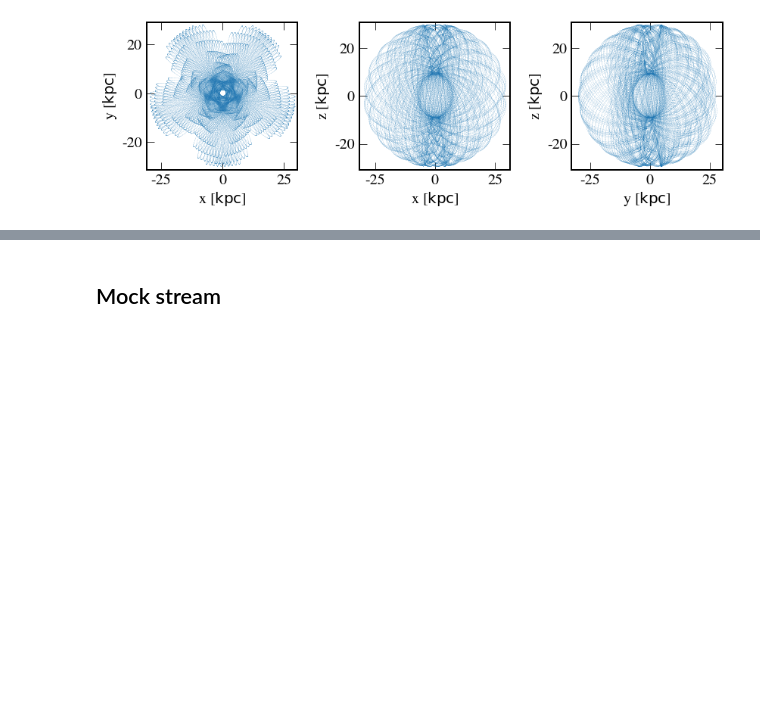
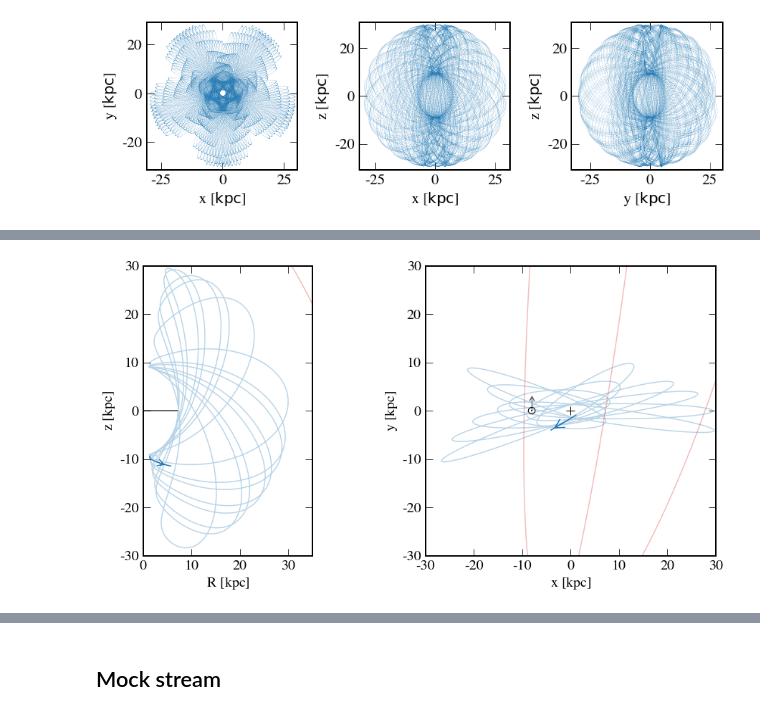
Before and after one commit to abonaca/jhelum, a Jupyter notebook: notebooks/jhelum_orbit.ipynb, the cells around one changed output, grey strips where cells are left out. Drawn from its saved outputs; the diff is of its cells as text; code cells hidden in the pictures; blank space fills up the shorter version.

```diff
--- a/notebooks/jhelum_orbit.ipynb
+++ b/notebooks/jhelum_orbit.ipynb
@@ -418,0 +421,80 @@ plt.savefig('../plots/jhelum_orbit.pdf')
+# %%
+c_lmc = coord.ICRS(ra=78.76*u.deg, dec=-69.19*u.deg, distance=10**(0.2*18.50+1)*u.pc,
+                   radial_velocity=262.2*u.km/u.s,
+                   pm_ra_cosdec=1.91*u.mas/u.yr, pm_dec=0.229*u.mas/u.yr)
+w0_lmc = gd.PhaseSpacePosition(c_lmc.transform_to(gc_frame).cartesian)
+# %%
+lmc_orbit_back = ham.integrate_orbit(w0_lmc, dt=-0.5, t1=0*u.Myr, t2=-5000*u.Myr)
+# %%
+fig, axes = plt.subplots(1, 2, figsize=(14, 7))
+
+axes[0].plot(fit_orbit.cylindrical.rho.value,
+             fit_orbit.cylindrical.z.value, marker='')
+
+colors = ['tab:blue', 'tab:red']
+for e, thing in enumerate([fit_orbit_longer_back,lmc_orbit_back]):
+    axes[0].plot(thing.cylindrical.rho.value,
+                 thing.cylindrical.z.value,
+                 marker='', alpha=0.3, color=colors[e], zorder=-100)
+    axes[1].plot(thing.x.value,
+                 thing.y.value,
+                 marker='', alpha=0.3, color=colors[e], zorder=-100)
+
+axes[0].plot([0,7], [0,0], marker='',
+             zorder=-10, linewidth=2, color='#666666')
+
+axes[1].plot(fit_orbit.x.value,
+             fit_orbit.y.value, marker='')
+
+i1 = fit_orbit.shape[0]//2
+
+x1 = fit_orbit.cylindrical.rho.value[i1]
+x2 = fit_orbit.cylindrical.rho.value[i1+1]
+y1 = fit_orbit.z.value[i1]
+y2 = fit_orbit.z.value[i1+1]
+
+# positive because we integrate backwards!
+axes[0].arrow(x1, y1, (x2-x1), (y2-y1),
+              linewidth=1,
+              fc='tab:blue', ec='tab:blue',
+              head_width=1.4, head_length=1.4, zorder=-10,
+              head_starts_at_zero=False, overhang=0.9)
+
+
+x1 = fit_orbit.x.value[i1]
+x2 = fit_orbit.x.value[i1+1]
+y1 = fit_orbit.y.value[i1]
+y2 = fit_orbit.y.value[i1+1]
+
+# positive because we integrate backwards!
+axes[1].arrow(x1, y1, (x2-x1), (y2-y1),
+              linewidth=1,
+              fc='tab:blue', ec='tab:blue',
+              head_width=2, head_length=2, zorder=-10,
+              head_starts_at_zero=False, overhang=0.9)
+
+axes[1].scatter(0, 0, marker='+', linewidth=1, s=150, c='k')
+axes[1].text(-8.04, 0, r'$\odot$', ha='center', va='center', fontsize=16)
+a = axes[1].arrow(-8, 0, 0., 2., linewidth=1,
+                  fc='#666666', ec='#666666', overhang=0.9,
+                  head_width=1, head_length=1., zorder=-10)
+
+axes[0].set_xlim(0, 35)
+axes[0].xaxis.set_ticks(np.arange(0, 30+1, 10))
+axes[0].set_ylim(-30, 30)
+
+axes[1].set_xlim(-30, 30)
+axes[1].set_ylim(-30, 30)
+
+axes[0].set_xlabel('$R$ [{0:}]'.format(u.kpc))
+axes[0].set_ylabel('$z$ [{0:}]'.format(u.kpc))
+axes[1].set_xlabel('$x$ [{0:}]'.format(u.kpc))
+axes[1].set_ylabel('$y$ [{0:}]'.format(u.kpc))
+
+axes[0].set_aspect('equal')
+axes[1].set_aspect('equal')
+
+fig.tight_layout(w_pad=0.)
+plt.savefig('../plots/jhelum_orbit_wlmc.pdf')
+# %% [output]
+[figure, added]
```
Also changed, not shown: parts of 12 cells of this notebook, 2 other files.
